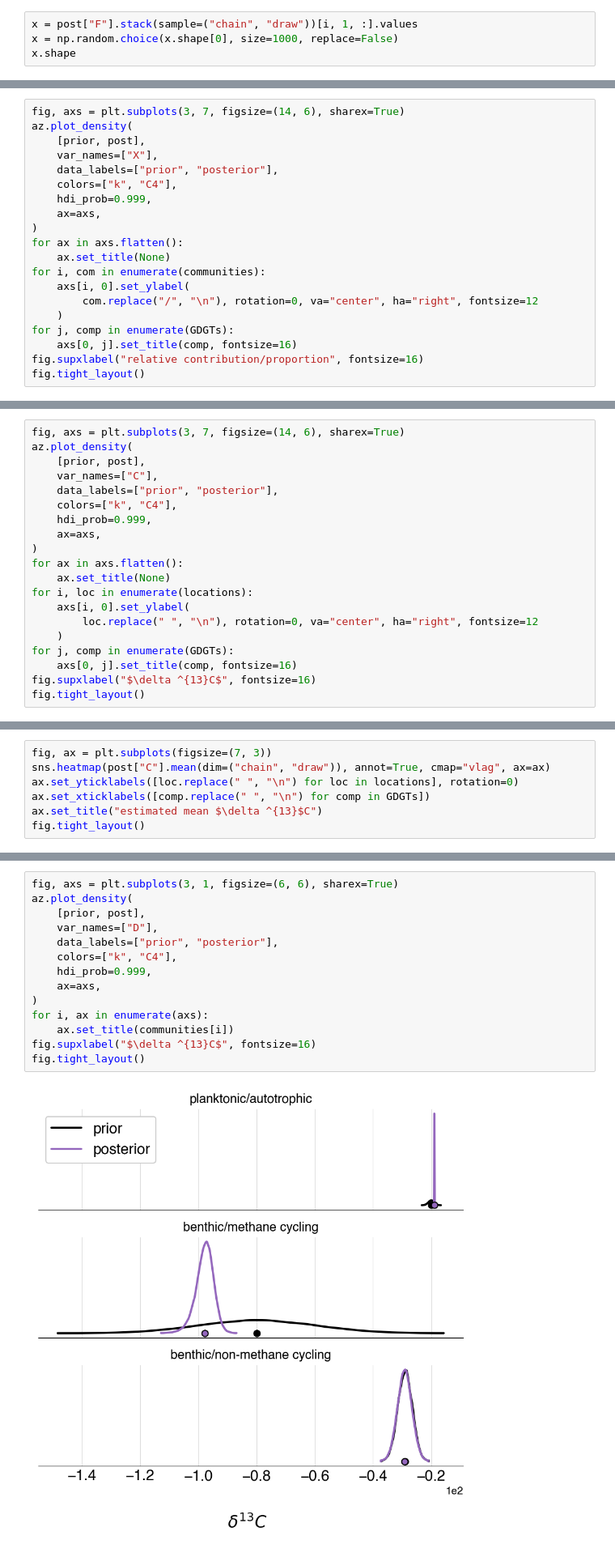
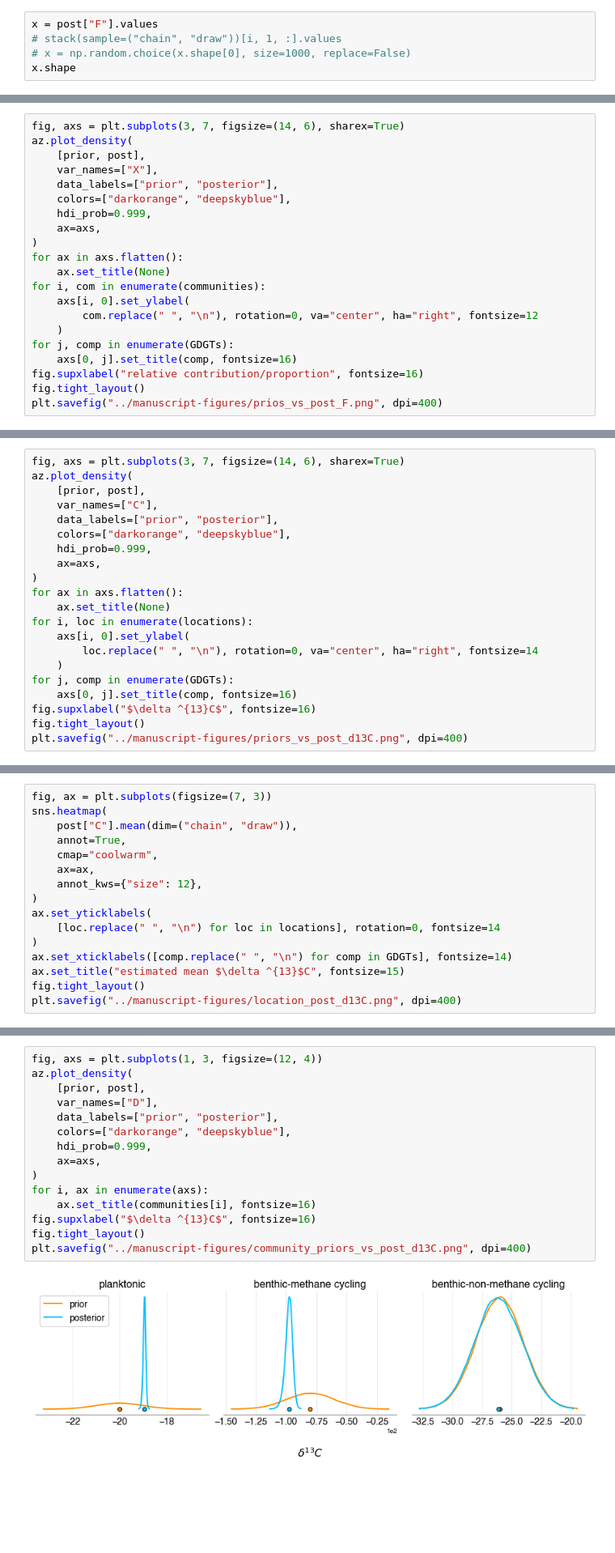
Before and after one commit to katherinekeller/cascadia-margin-lipids, a Jupyter notebook: analysis/model_figures.ipynb, the cells around one changed output, grey strips where cells are left out. Shown at 81% size. Cells and saved outputs as stored; diff of their text form; blank space fills up the shorter version.

```diff
--- a/analysis/model_figures.ipynb
+++ b/analysis/model_figures.ipynb
@@ -80,5 +143,6 @@ fig.tight_layout()
 # %%
-x = post["F"].stack(sample=("chain", "draw"))[i, 1, :].values
-x = np.random.choice(x.shape[0], size=1000, replace=False)
+x = post["F"].values
+# stack(sample=("chain", "draw"))[i, 1, :].values
+# x = np.random.choice(x.shape[0], size=1000, replace=False)
 x.shape
 # %% [output]
@@ -126,7 +300,7 @@ az.plot_density(
     [prior, post],
     var_names=["X"],
     data_labels=["prior", "posterior"],
-    colors=["k", "C4"],
+    colors=["darkorange", "deepskyblue"],
     hdi_prob=0.999,
     ax=axs,
 )
@@ -134,10 +308,11 @@ for ax in axs.flatten():
     ax.set_title(None)
 for i, com in enumerate(communities):
     axs[i, 0].set_ylabel(
-        com.replace("/", "\n"), rotation=0, va="center", ha="right", fontsize=12
+        com.replace(" ", "\n"), rotation=0, va="center", ha="right", fontsize=12
     )
 for j, comp in enumerate(GDGTs):
     axs[0, j].set_title(comp, fontsize=16)
 fig.supxlabel("relative contribution/proportion", fontsize=16)
 fig.tight_layout()
+plt.savefig("../manuscript-figures/prios_vs_post_F.png", dpi=400)
 # %% [output]
@@ -157,7 +341,7 @@ az.plot_density(
     [prior, post],
     var_names=["C"],
     data_labels=["prior", "posterior"],
-    colors=["k", "C4"],
+    colors=["darkorange", "deepskyblue"],
     hdi_prob=0.999,
     ax=axs,
 )
@@ -165,10 +349,11 @@ for ax in axs.flatten():
     ax.set_title(None)
 for i, loc in enumerate(locations):
     axs[i, 0].set_ylabel(
-        loc.replace(" ", "\n"), rotation=0, va="center", ha="right", fontsize=12
+        loc.replace(" ", "\n"), rotation=0, va="center", ha="right", fontsize=14
     )
 for j, comp in enumerate(GDGTs):
     axs[0, j].set_title(comp, fontsize=16)
 fig.supxlabel("$\delta ^{13}C$", fontsize=16)
 fig.tight_layout()
+plt.savefig("../manuscript-figures/priors_vs_post_d13C.png", dpi=400)
 # %% [output]
@@ -176,8 +361,17 @@ fig.tight_layout()
 # %%
 fig, ax = plt.subplots(figsize=(7, 3))
-sns.heatmap(post["C"].mean(dim=("chain", "draw")), annot=True, cmap="vlag", ax=ax)
-ax.set_yticklabels([loc.replace(" ", "\n") for loc in locations], rotation=0)
-ax.set_xticklabels([comp.replace(" ", "\n") for comp in GDGTs])
-ax.set_title("estimated mean $\delta ^{13}$C")
+sns.heatmap(
+    post["C"].mean(dim=("chain", "draw")),
+    annot=True,
+    cmap="coolwarm",
+    ax=ax,
+    annot_kws={"size": 12},
+)
+ax.set_yticklabels(
+    [loc.replace(" ", "\n") for loc in locations], rotation=0, fontsize=14
+)
+ax.set_xticklabels([comp.replace(" ", "\n") for comp in GDGTs], fontsize=14)
+ax.set_title("estimated mean $\delta ^{13}$C", fontsize=15)
 fig.tight_layout()
+plt.savefig("../manuscript-figures/location_post_d13C.png", dpi=400)
 # %% [output]
@@ -185,16 +379,17 @@ fig.tight_layout()
 # %%
-fig, axs = plt.subplots(3, 1, figsize=(6, 6), sharex=True)
+fig, axs = plt.subplots(1, 3, figsize=(12, 4))
 az.plot_density(
     [prior, post],
     var_names=["D"],
     data_labels=["prior", "posterior"],
-    colors=["k", "C4"],
+    colors=["darkorange", "deepskyblue"],
     hdi_prob=0.999,
     ax=axs,
 )
 for i, ax in enumerate(axs):
-    ax.set_title(communities[i])
+    ax.set_title(communities[i], fontsize=16)
 fig.supxlabel("$\delta ^{13}C$", fontsize=16)
 fig.tight_layout()
+plt.savefig("../manuscript-figures/community_priors_vs_post_d13C.png", dpi=400)
 # %% [output]
-[figure, old version]
+[figure, new version]
```
Also changed, not shown: parts of 24 cells of this notebook, 26 other files.
